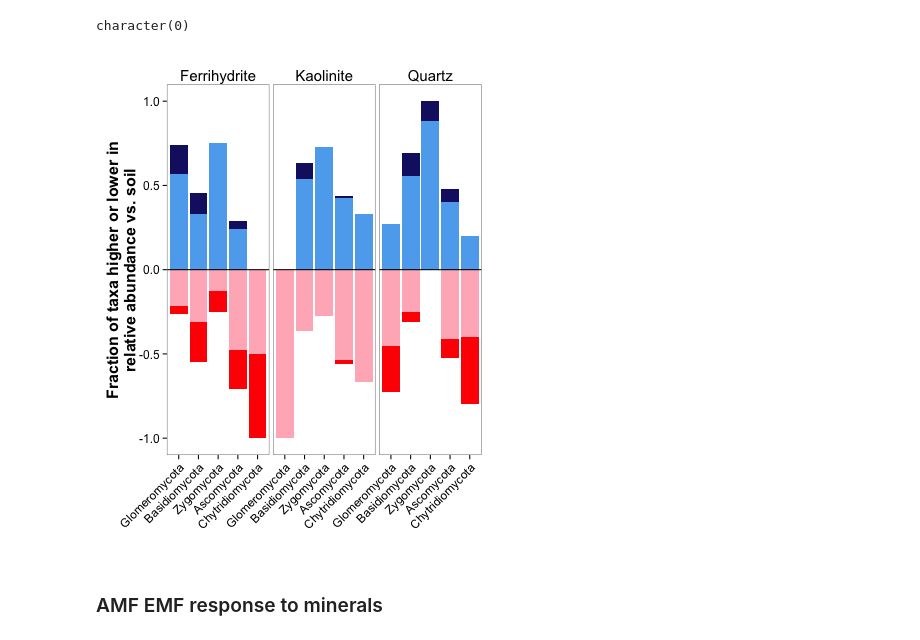
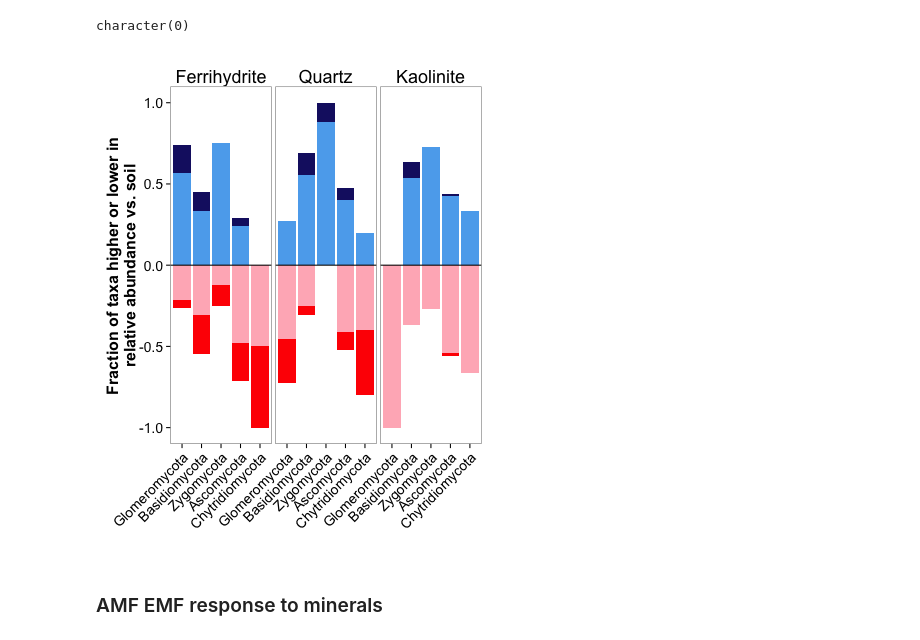
Before and after one commit to TheaWhitman/MineralITS, a Jupyter notebook: manuscript_figures/Differential_abundance_CombMonths.ipynb, the cells around one changed output. Cells and saved outputs as stored; diff of their text form; code cells hidden in the pictures.

```diff
--- a/manuscript_figures/Differential_abundance_CombMonths.ipynb
+++ b/manuscript_figures/Differential_abundance_CombMonths.ipynb
@@ -423,36 +423,39 @@ d = l2fc %>%
     mutate(Sum = sum(n))%>%
     mutate(Shade = log(Sum))%>%
     arrange(Phylum)
 
+d$Trtmt = ordered(d$Trtmt, levels = c("Ferrihydrite", "Quartz", "Kaolinite"))
+
+
 d.pos = subset(d,Resp>0)
 d.neg = subset(d,Resp<0)
 d.pos$Phylum <- factor(d.pos$Phylum, levels = PhylumOrder, ordered=TRUE)
 d.neg$Phylum <- factor(d.neg$Phylum, levels = PhylumOrder, ordered=TRUE)
 
 p = ggplot()
 #p = p + geom_bar(data=d.pos, aes(x=Phylum,y=Fract,fill=RespSignif,alpha=Shade),stat="identity", position="stack")
 #p = p + geom_bar(data=d.neg, aes(x=Phylum,y=Fract,fill=RespSignif,alpha=Shade),stat="identity", position="stack")
 p = p + geom_bar(data=d.pos, aes(x=Phylum,y=Fract,fill=RespSignif),stat="identity", position="stack")
 p = p + geom_bar(data=d.neg, aes(x=Phylum,y=Fract,fill=RespSignif),stat="identity", position="stack")
 p = p + scale_x_discrete(limits=PhylumOrder)
 p = p + facet_grid(~Trtmt)
 p = p + theme_bw()
-p = p + theme(axis.text.x = element_text(size = 12, angle=45, hjust=1))
-p = p + theme(axis.text.y = element_text(size = 12))
+p = p + theme(axis.text.x = element_text(size = 14, angle=45, hjust=1))
+p = p + theme(axis.text.y = element_text(size = 14))
 p = p + scale_fill_manual(values=c("lightpink","red","steelblue2","midnightblue"))
 #p = p + scale_alpha_continuous(range=c(0.3, 1),guide=F)
 p = p + ylab("Fraction of taxa higher or lower in\nrelative abundance vs. soil") + xlab("")
 p = p + ylim(c(-1,1))
-p = p + theme(strip.text = element_text(size = 15),
+p = p + theme(strip.text = element_text(size = 18),
               axis.title.y = element_text(size = 16, face = "bold"),
               legend.position = "none",
               strip.background = element_blank(),
               panel.grid.major = element_blank(),
               panel.grid.minor = element_blank())
 p = p + geom_hline(y = 0.0, linetype=1)
 
 p
 # %% [output]
-[figure, old version]
+[figure, new version]
 # %%
 %%R
```
Also changed, not shown: parts of 3 cells of this notebook, 9 other files.
